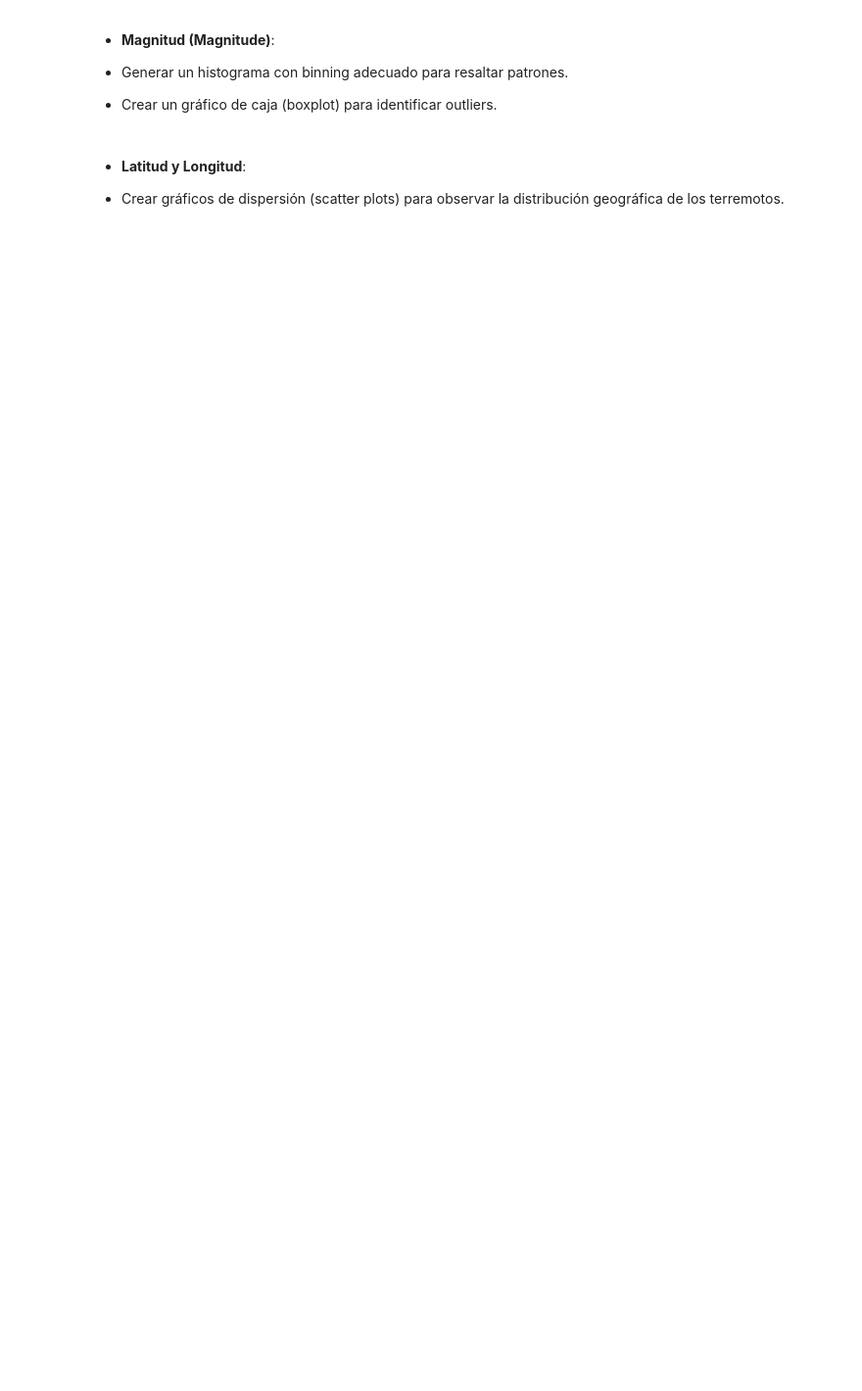
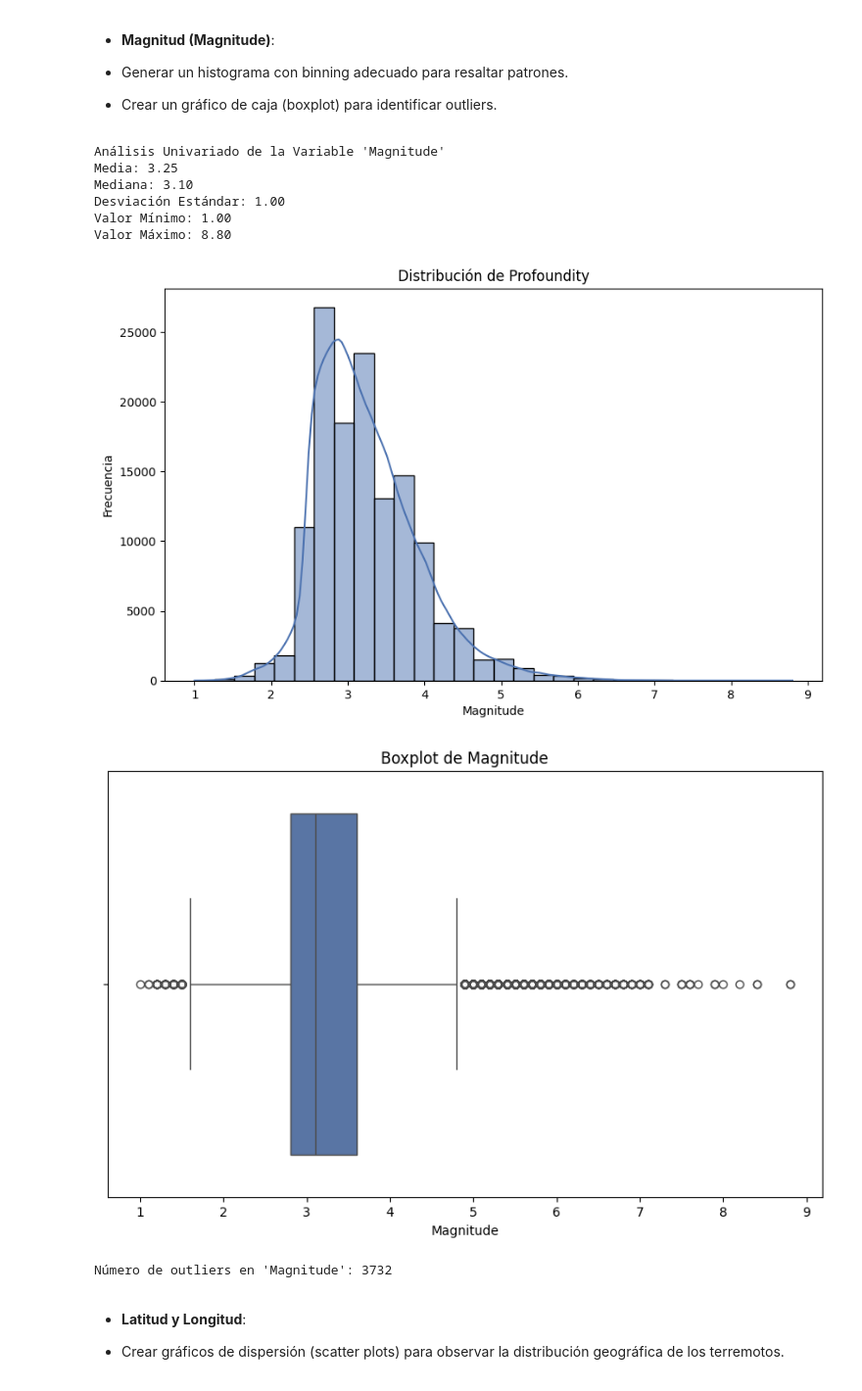
Before and after one commit to leandruko/sismos-Chile, a Jupyter notebook: analisis_sismos.ipynb, the cells around one changed output. Shown at 98% size. Drawn from its saved outputs; the diff is of its cells as text; code cells hidden in the pictures; blank space fills up the shorter version.

```diff
--- a/analisis_sismos.ipynb
+++ b/analisis_sismos.ipynb
@@ -297,6 +342,54 @@ FINAL DEL PROCESAMIENTO EY TRATAMIENTO DE LOS DATOS
 - Generar un histograma con binning adecuado para resaltar patrones.
 
 - Crear un gráfico de caja (boxplot) para identificar outliers.
+# %%
+# Descripción estadística básica de la variable 'Profoundity'
+magnitude_mean = np.mean(df['Magnitude'])
+magnitude_median = np.median(df['Magnitude'])
+magnitude_std = np.std(df['Magnitude'])
+magnitude_min = np.min(df['Magnitude'])
+magnitude_max = np.max(df['Magnitude'])
+
+print("Análisis Univariado de la Variable 'Magnitude'")
+print(f"Media: {magnitude_mean:.2f}")
+print(f"Mediana: {magnitude_median:.2f}")
+print(f"Desviación Estándar: {magnitude_min:.2f}")
+print(f"Valor Mínimo: {profundity_min:.2f}")
+print(f"Valor Máximo: {magnitude_max:.2f}")
+
+# Histograma
+plt.figure(figsize=(10, 6))
+sns.histplot(df['Magnitude'], bins=30, kde=True, color='#4C72B0')
+plt.title('Distribución de Profoundity')
+plt.xlabel('Magnitude')
+plt.ylabel('Frecuencia')
+plt.show()
+
+# Boxplot
+plt.figure(figsize=(10, 6))
+sns.boxplot(x=df['Magnitude'], color='#4C72B0')
+plt.title('Boxplot de Magnitude')
+plt.xlabel('Magnitude')
+plt.show()
+
+# Detección de Outliers
+Q1 = np.percentile(df['Magnitude'], 25)
+Q3 = np.percentile(df['Magnitude'], 75)
+IQR = Q3 - Q1
+
+outliers = df[(df['Magnitude'] < (Q1 - 1.5 * IQR)) | (df['Magnitude'] > (Q3 + 1.5 * IQR))]
+
+print(f"Número de outliers en 'Magnitude': {len(outliers)}")
+# %% [output]
+Análisis Univariado de la Variable 'Magnitude'
+Media: 3.25
+Mediana: 3.10
+Desviación Estándar: 1.00
+Valor Mínimo: 1.00
+Valor Máximo: 8.80
+[figure, added]
+[figure, added]
+Número de outliers en 'Magnitude': 3732
 # %% [markdown]
 -  **Latitud y Longitud**:
 
```
Also changed, not shown: parts of 8 cells of this notebook.
